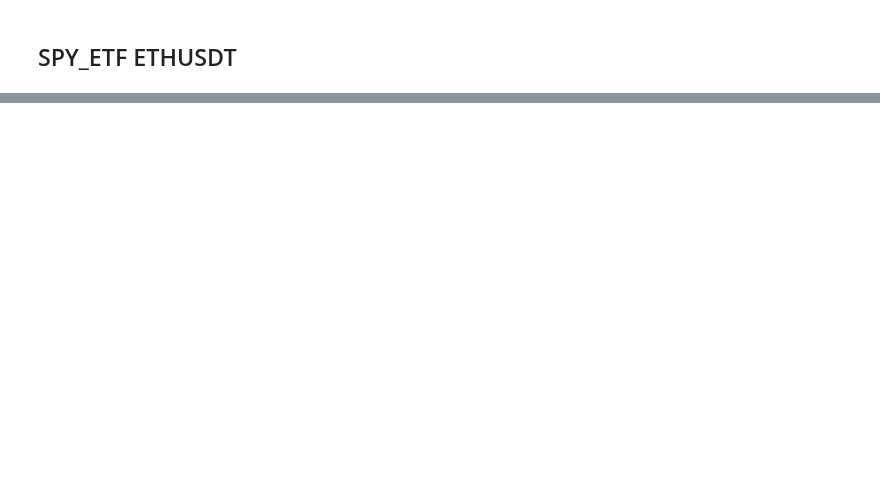
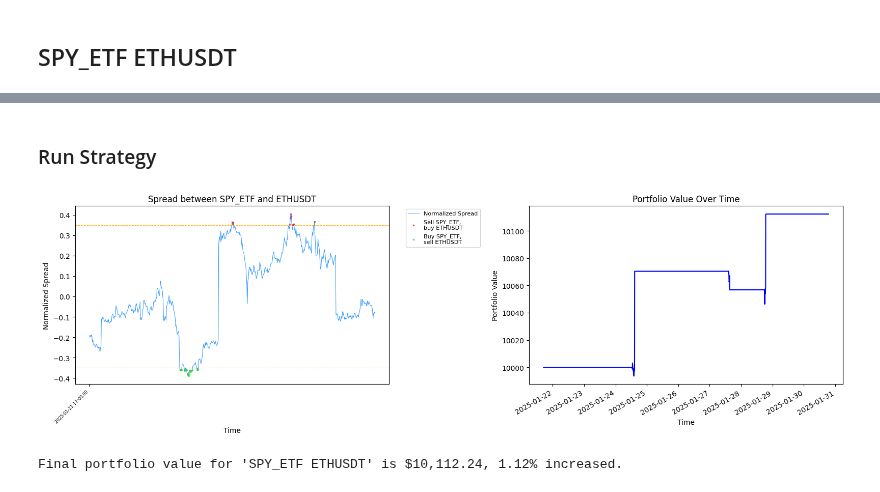
Before and after one commit to nite4/mscfe-masters-project, a Jupyter notebook: src/run_strategy.ipynb, the cells around one changed output, grey strips where cells are left out. Drawn from its saved outputs; the diff is of its cells as text; code cells hidden in the pictures; blank space fills up the shorter version.

```diff
--- a/src/run_strategy.ipynb
+++ b/src/run_strategy.ipynb
@@ -1002,0 +481,49 @@ Name: count, dtype: int64
+# %% [markdown]
+### Run Strategy
+# %%
+initial_capital=10000
+m_threshold=1
+max_exposure=0.25
+max_trade_size=1000
+close_threshold=144
+
+strat_2 = Strategy(
+    initial_capital=initial_capital,
+    m_threshold=m_threshold,
+    max_exposure=max_exposure,
+    max_trade_size=max_trade_size,
+    close_threshold=close_threshold,
+)
+
+performance_SPY_ETHUSDT = strat_2.run_strategy(df_strategy_SPY_ETHUSDT)
+final_portfolio_value = performance_SPY_ETHUSDT['Final Portfolio Value']
+df_strategy_trades = pd.DataFrame(performance_SPY_ETHUSDT['Trades Executed']).rename(columns={"open_time": "OpenTime", "pnl": "PnL"})
+
+df_performance_SPY_ETHUSDT = (
+    df_strategy_SPY_ETHUSDT.merge(df_strategy_trades[['OpenTime', 'PnL']], on='OpenTime', how='left')
+    .fillna(0)
+    .set_index('OpenTime')
+)
+
+df_performance_SPY_ETHUSDT['PortfolioValue'] = initial_capital + df_performance_SPY_ETHUSDT['PnL'].cumsum()
+# %%
+fig, (ax1, ax2) = plt.subplots(1, 2, figsize=(16, 5), sharey=False)  # Disable shared y-axis
+
+# Plot spread on ax1
+data.plot_spread(ridge_test_df, tickerX, tickerY, s=s, ax=ax1)
+ax1.set_title(f"Spread between {tickerX} and {tickerY}")
+
+# Plot Portfolio Value on ax2
+df_performance_SPY_ETHUSDT['PortfolioValue'].plot(ax=ax2, legend=False, color='b')
+ax2.set_title("Portfolio Value Over Time")
+ax2.set_xlabel("Time")
+ax2.set_ylabel("Portfolio Value")
+
+plt.tight_layout()  # Adjust layout for better spacing
+plt.show()
+# %% [output]
+[figure, added]
+# %%
+print(f"Final portfolio value for '{p}' is ${final_portfolio_value:,.2f}, {(final_portfolio_value-initial_capital)/initial_capital*100:.2f}% increased.")
+# %% [output]
+Final portfolio value for 'SPY_ETF ETHUSDT' is $10,112.24, 1.12% increased.
```
Also changed, not shown: parts of 26 cells of this notebook, 3 other files.
